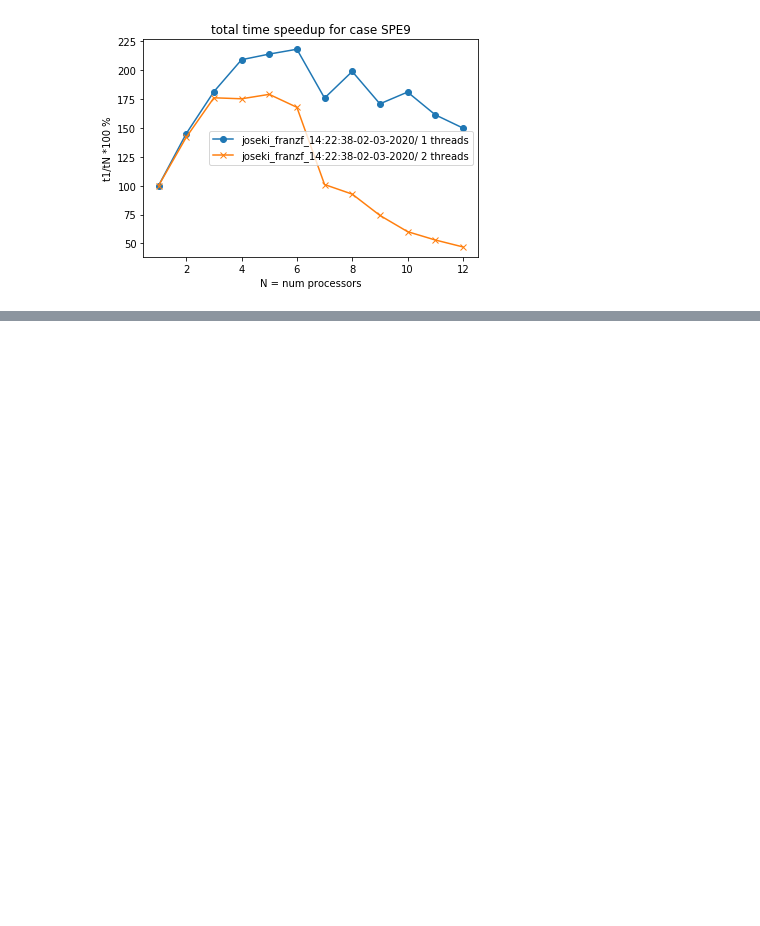
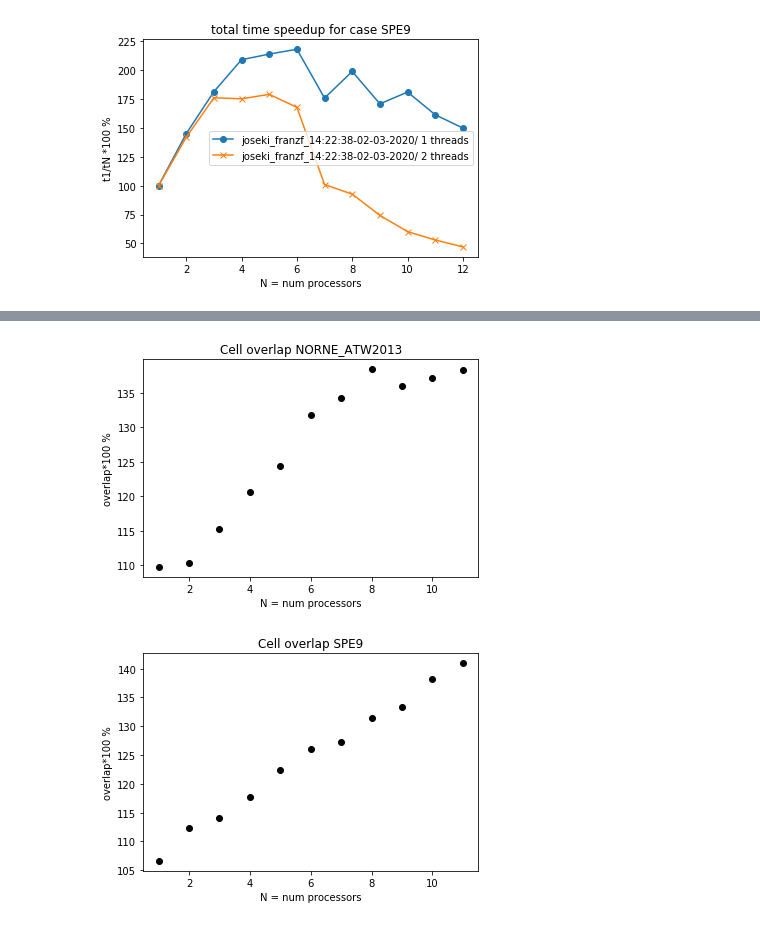
Before and after one commit to sintefmath/opm-hpc-benchmarking, a Jupyter notebook: joseki_franzf.ipynb, the cells around one changed output, grey strips where cells are left out. Saved outputs shown, nothing was run; the diff lists cells and outputs as text; code cells hidden in the pictures; blank space fills up the shorter version.

```diff
--- a/joseki_franzf.ipynb
+++ b/joseki_franzf.ipynb
@@ -208,0 +227,20 @@ for casename in ["NORNE_ATW2013", "SPE9"]:
+# %%
+dataorigin="joseki_franzf_14:22:38-02-03-2020/"
+maxproc=12
+
+i=0
+for casename in ["NORNE_ATW2013", "SPE9"]:
+    i+=1
+    pl.figure(i)
+    pl.clf()
+    pl.title('Cell overlap '+casename)
+    pl.xlabel('N = num processors')
+    pl.ylabel('overlap*100 %')
+
+    numthreads=1
+    res=getNumCells(dataorigin,casename,numthreads,maxproc)
+    for j in np.arange(2,maxproc+1):
+            pl.plot(j-1,np.sum(res[j-1,:])/res[0,0]*100,'ok')
+# %% [output]
+[figure, added]
+[figure, added]
```
Also changed, not shown: parts of 7 cells of this notebook.
